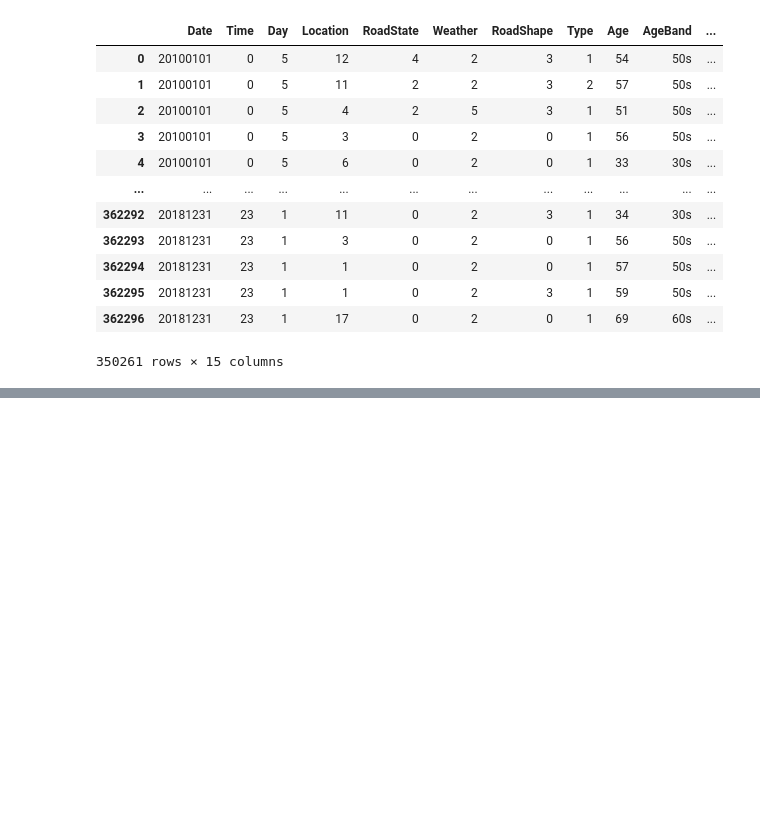
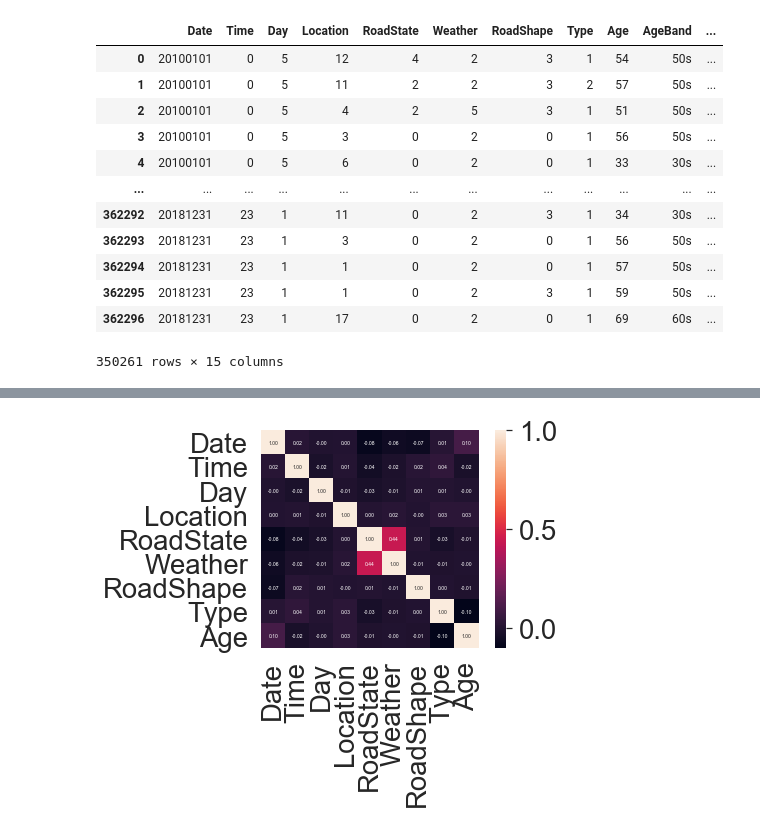
Before and after one commit to oohyun15/Prediction-of-Traffic-Accident-Risk, a Jupyter notebook: src/Preprocessing.ipynb, the cells around one changed output, grey strips where cells are left out. Drawn from its saved outputs; the diff is of its cells as text; code cells hidden in the pictures; blank space fills up the shorter version.

```diff
--- a/src/Preprocessing.ipynb
+++ b/src/Preprocessing.ipynb
@@ -292,0 +394,7 @@ sample.shape: (350261, 15)
+# %%
+
+heatmap2 = sns.heatmap(corr3,cbar = True,annot = True,square = True,fmt = '.2f',annot_kws = {'size':5},
+                      yticklabels = label,xticklabels = label)
+plt.show()
+# %% [output]
+[figure, added]
```
Also changed, not shown: parts of 10 cells of this notebook.
